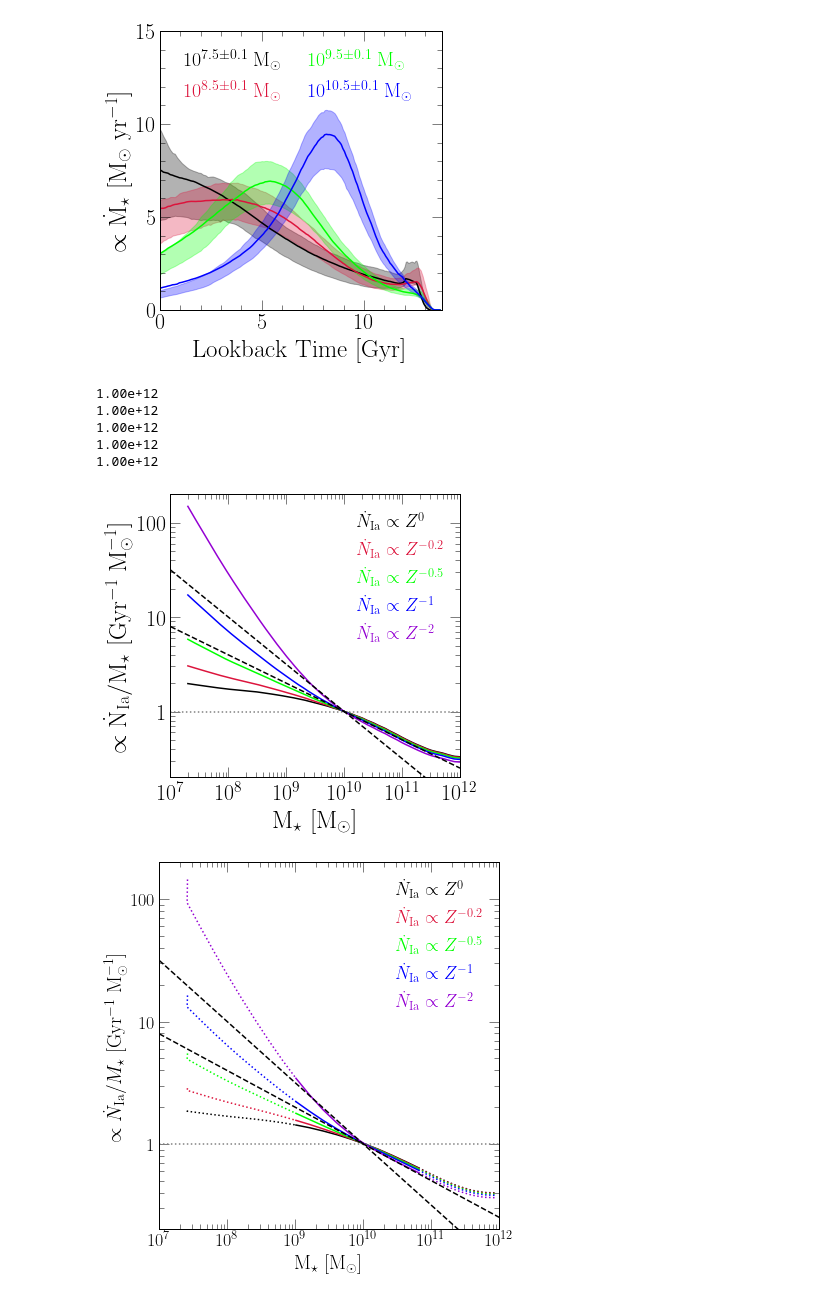
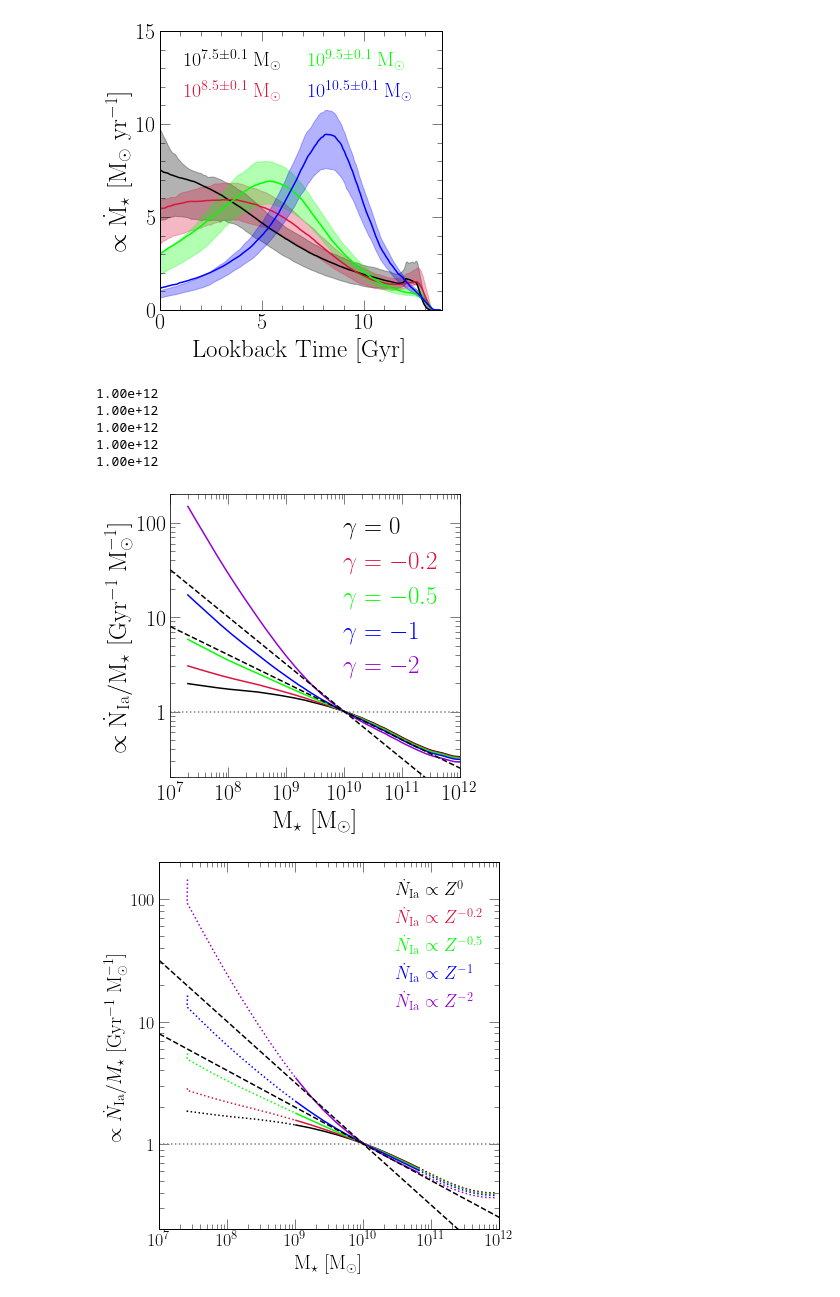
Before and after one commit to giganano/iarates, a Jupyter notebook: notebooks/umachine.ipynb, the cells around one changed output. Drawn from its saved outputs; the diff is of its cells as text; code cells hidden in the pictures.

```diff
--- a/notebooks/umachine.ipynb
+++ b/notebooks/umachine.ipynb
@@ -143,7 +143,8 @@ for i in range(len(zscalings)):
     sys.stdout.write("\n")
     kwargs = {
         "c": named_colors()[colors[i]],
-        "label": r"$\dot{N}_\text{Ia} \propto Z^{%g}$" % (zscalings[i])
+#         "label": r"$\dot{N}_\text{Ia} \propto Z^{%g}$" % (zscalings[i])
+        "label": r"$\gamma = %g$" % (zscalings[i])
     }
 #     diff = [abs(_ - 1.e10) for _ in xvals]
 #     idx = diff.index(min(diff))
@@ -154,36 +155,37 @@ for i in range(len(zscalings)):
 
 kwargs = {
     "loc": mpl_loc("upper right"),
-    "handlelength": 0
+    "handlelength": 0,
+    "fontsize": 25
 }
 leg = ax.legend(**kwargs)
 fancy_legend(leg, colors)
 
 ax.axhline(1, c = named_colors()["grey"], linestyle = ':')
 
 xvals = np.logspace(7, 12, 1000)
 yvals = [(_ / 10**10.)**-0.5 for _ in xvals]
 kwargs = {
     "c": named_colors()["black"],
     "linestyle": '--'
 }
 ax.plot(xvals, yvals, **kwargs)
 yvals = [(_ / 10**10.)**-0.3 for _ in xvals]
 ax.plot(xvals, yvals, **kwargs)
 
 plt.tight_layout()
 for ext in ["pdf", "jpeg"]:
     kwargs = {}
     if ext == "jpeg": kwargs["dpi"] = 200
     plt.savefig("../paper/umachine_iarate_metdep.%s" % (ext), **kwargs)
 plt.show()
 # %% [output]
 1.00e+12
 1.00e+12
 1.00e+12
 1.00e+12
 1.00e+12
-[figure, old version]
+[figure, new version]
 # %%
 fig = plt.figure(figsize = (6, 6))
 ax = fig.add_subplot(111)
```
Also changed, not shown: 22 other files.
